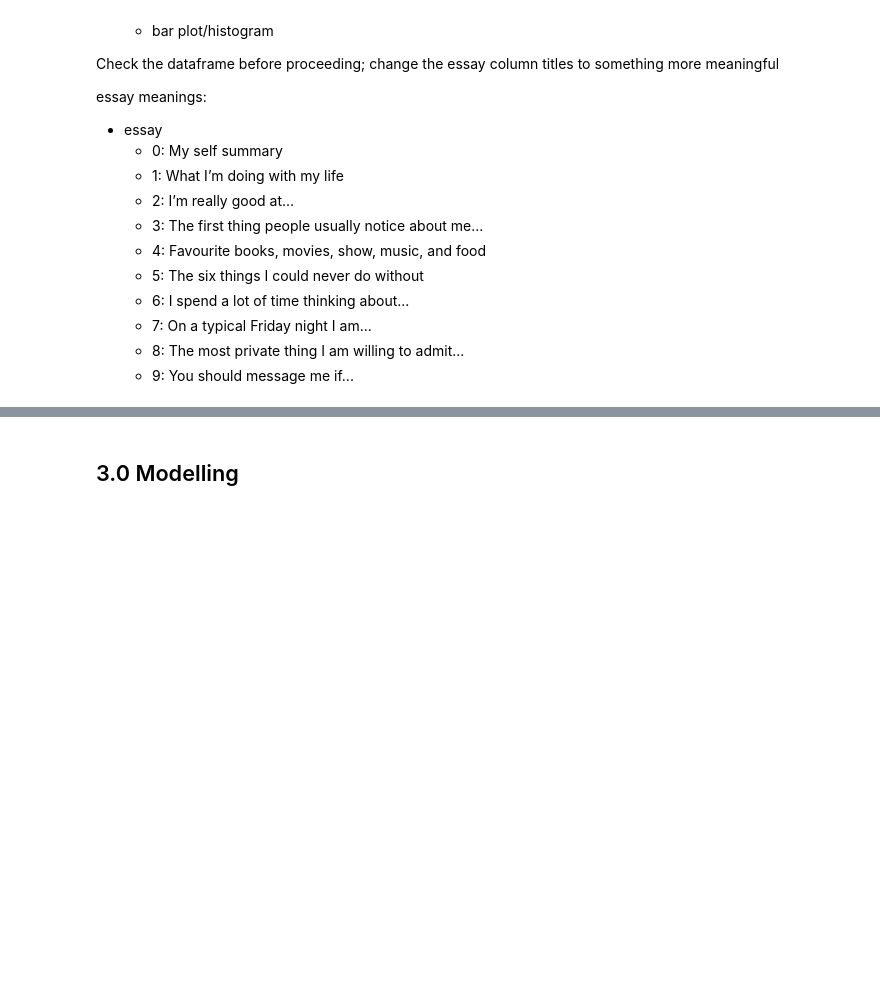
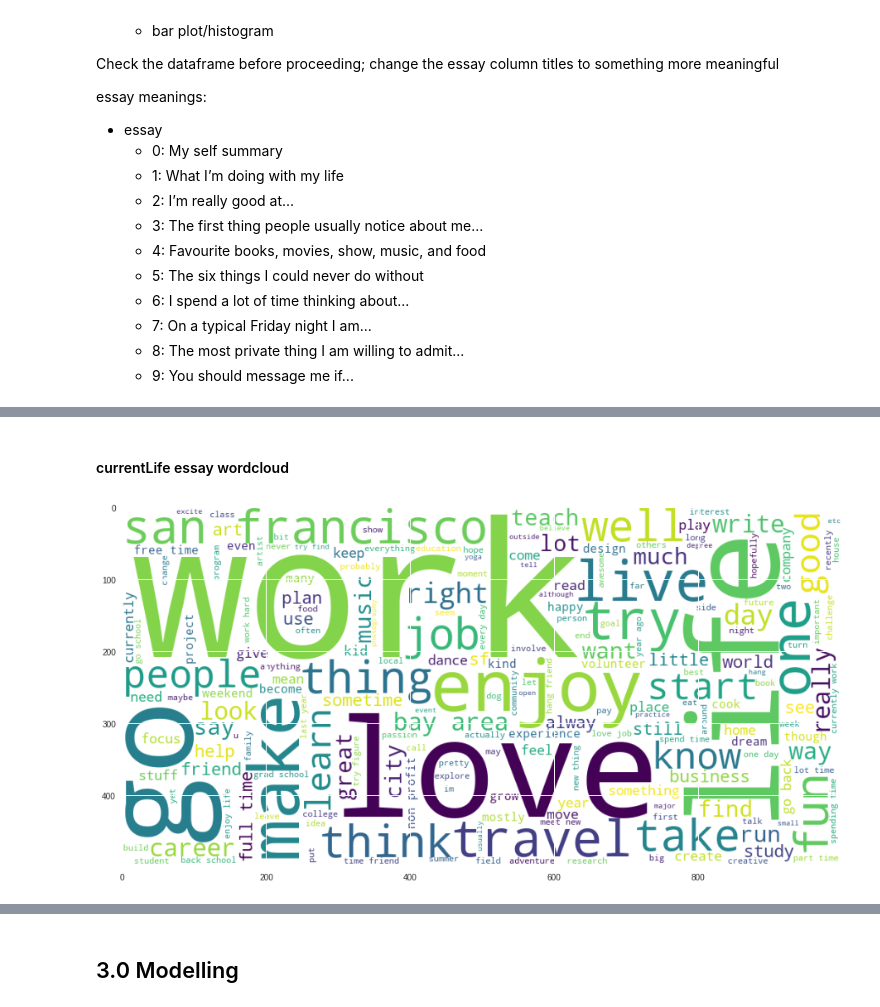
Before and after one commit to BensonMuriu/Dating-App-Recommender, a Jupyter notebook: P5_Notebook.ipynb, the cells around one changed output, grey strips where cells are left out. Saved outputs shown, nothing was run; the diff lists cells and outputs as text; code cells hidden in the pictures; blank space fills up the shorter version.

```diff
--- a/P5_Notebook.ipynb
+++ b/P5_Notebook.ipynb
@@ -1932,0 +1626,14 @@ Visualize most frequent words per essay column.
+# %% [markdown]
+#### currentLife essay wordcloud
+# %%
+mpl.rcParams['figure.figsize'] = 20,8
+sample_data = lemmatized_df['currentLife']
+
+word_cloud =" "
+for row in sample_data:
+    for word in row:
+        word_cloud+=" ".join(word)
+wordcloud = WordCloud(width = 1000, height = 500,background_color ='white',min_font_size = 10).generate(word_cloud)
+plt.imshow(wordcloud);
+# %% [output]
+[figure, added]
```
Also changed, not shown: parts of 259 cells of this notebook.
